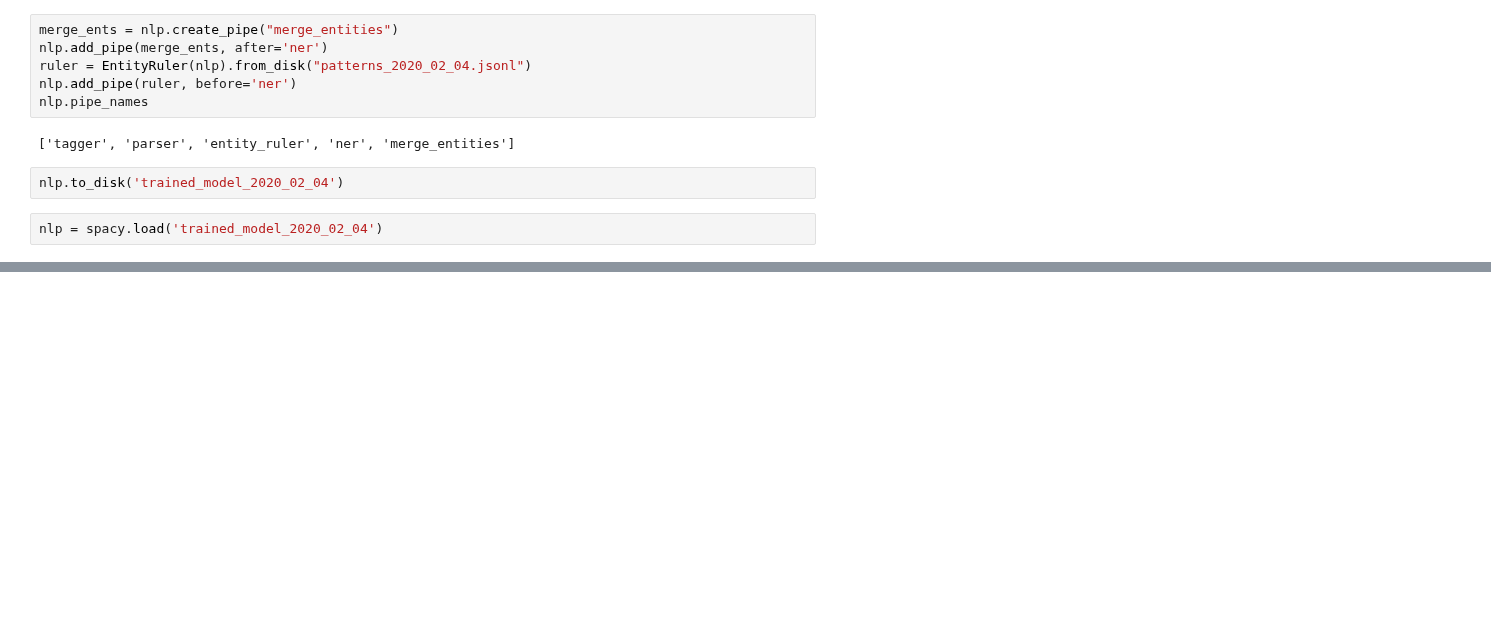
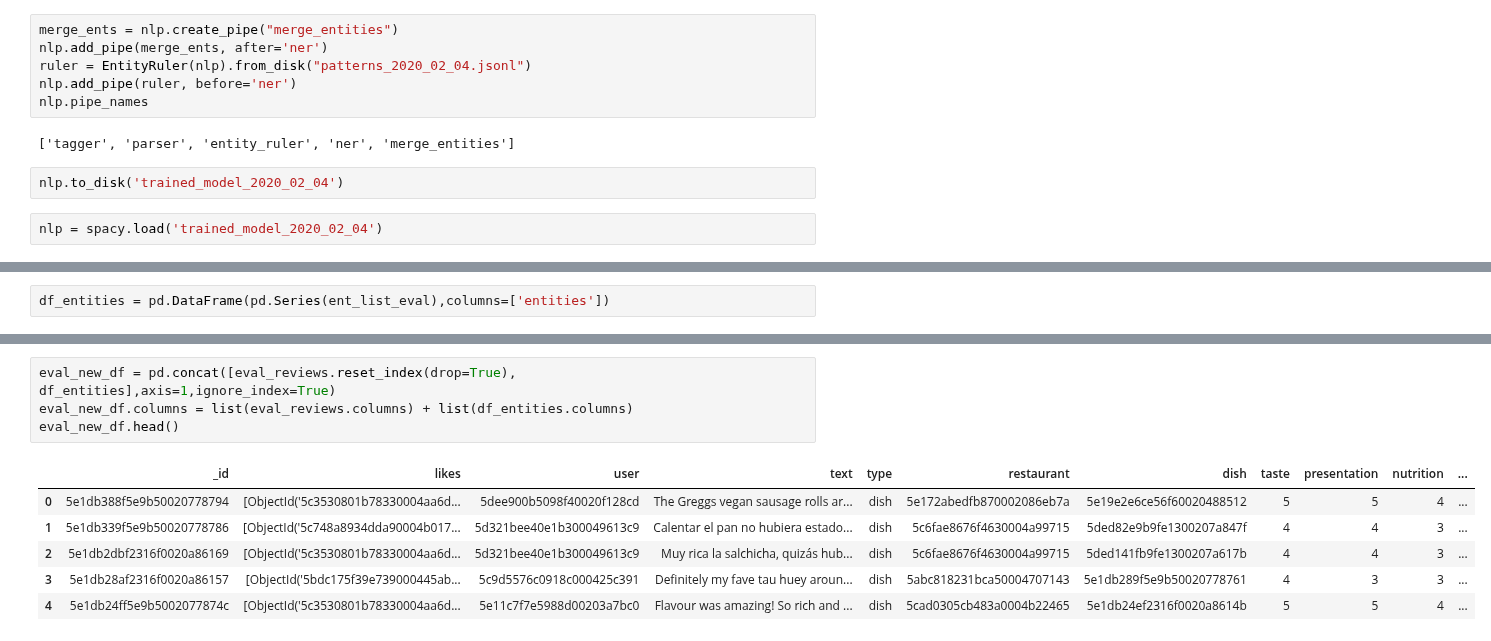
Before and after one commit to ravi-gopalan/DAND_Data_Wrangling, a Jupyter notebook: review_processing_2020_02_04.ipynb, the cells around one changed output, grey strips where cells are left out. Cells and saved outputs as stored; diff of their text form; blank space fills up the shorter version.

```diff
--- a/review_processing_2020_02_04.ipynb
+++ b/review_processing_2020_02_04.ipynb
@@ -385,0 +400,2 @@ ent_list_eval[-5:]
+# %%
+df_entities = pd.DataFrame(pd.Series(ent_list_eval),columns=['entities'])
@@ -385,0 +429,11 @@ ent_list_eval[-5:]
+# %%
+eval_new_df = pd.concat([eval_reviews.reset_index(drop=True), df_entities],axis=1,ignore_index=True)
+eval_new_df.columns = list(eval_reviews.columns) + list(df_entities.columns)
+eval_new_df.head()
+# %% [output]
+|  | _id | likes | user | text | type | restaurant | dish | taste | presentation | nutrition | ... |
+| 0 | 5e1db388f5e9b50020778794 | [ObjectId('5c3530801b78330004aa6d... | 5dee900b5098f40020f128cd | The Greggs vegan sausage rolls ar... | dish | 5e172abedfb870002086eb7a | 5e19e2e6ce56f60020488512 | 5 | 5 | 4 | ... |
+| 1 | 5e1db339f5e9b50020778786 | [ObjectId('5c748a8934dda90004b017... | 5d321bee40e1b300049613c9 | Calentar el pan no hubiera estado... | dish | 5c6fae8676f4630004a99715 | 5ded82e9b9fe1300207a847f | 4 | 4 | 3 | ... |
+| 2 | 5e1db2dbf2316f0020a86169 | [ObjectId('5c3530801b78330004aa6d... | 5d321bee40e1b300049613c9 | Muy rica la salchicha, quizás hub... | dish | 5c6fae8676f4630004a99715 | 5ded141fb9fe1300207a617b | 4 | 4 | 3 | ... |
+| 3 | 5e1db28af2316f0020a86157 | [ObjectId('5bdc175f39e739000445ab... | 5c9d5576c0918c000425c391 | Definitely my fave tau huey aroun... | dish | 5abc818231bca50004707143 | 5e1db289f5e9b50020778761 | 4 | 3 | 3 | ... |
+| 4 | 5e1db24ff5e9b5002077874c | [ObjectId('5c3530801b78330004aa6d... | 5e11c7f7e5988d00203a7bc0 | Flavour was amazing! So rich and ... | dish | 5cad0305cb483a0004b22465 | 5e1db24ef2316f0020a8614b | 5 | 5 | 4 | ... |
```
Also changed, not shown: parts of 41 cells of this notebook.
